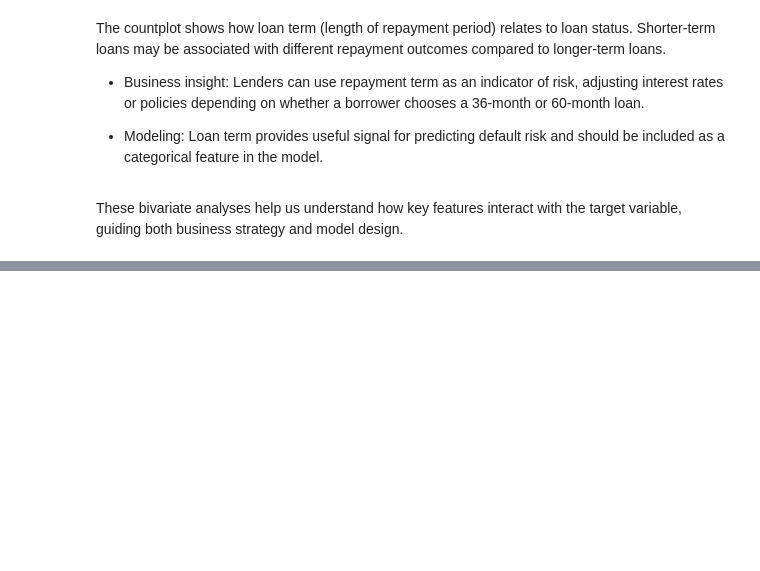
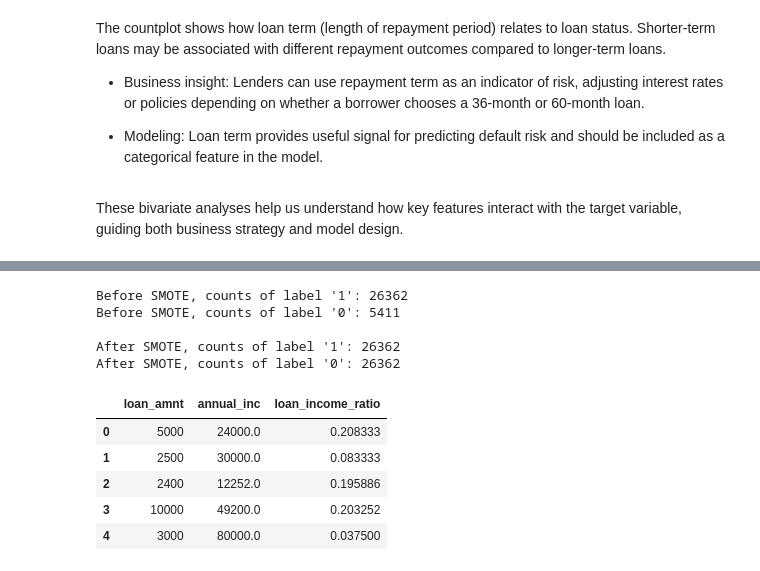
Before and after one commit to KweyuV/Digitizing-Loan-Approvals-for-Financial-Inclusion, a Jupyter notebook: Loan_approval_final.ipynb, the cells around one changed output, grey strips where cells are left out. Drawn from its saved outputs; the diff is of its cells as text; code cells hidden in the pictures; blank space fills up the shorter version.

```diff
--- a/Loan_approval_final.ipynb
+++ b/Loan_approval_final.ipynb
@@ -366,0 +411,20 @@ These bivariate analyses help us understand how key features interact with the t
+# %%
+# Simplify target: Approved = 1, Not Approved = 0
+loan_df['loan_status_bin'] = loan_df['loan_status'].apply(lambda x: 1 if x in ['Fully Paid'] else 0)
+
+# Select features
+features = ['loan_amnt', 'term', 'int_rate', 'grade', 'emp_length', 'home_ownership', 'annual_inc', 'purpose']
+df_model = loan_df[features + ['loan_status_bin']].copy()
+
+# Convert int_rate to float
+if df_model['int_rate'].dtype == 'O':
+    df_model['int_rate'] = df_model['int_rate'].str.rstrip('%').astype(float)
+
+# Encode categorical variables
+for col in ['term', 'grade', 'emp_length', 'home_ownership', 'purpose']:
+    df_model[col] = LabelEncoder().fit_transform(df_model[col].astype(str))
+
+# Train-test split
+X = df_model.drop('loan_status_bin', axis=1)
+y = df_model['loan_status_bin']
+X_train, X_test, y_train, y_test = train_test_split(X, y, test_size=0.2, random_state=42)
@@ -366,0 +464,33 @@ These bivariate analyses help us understand how key features interact with the t
+# %%
+#Handle class imbalance
+smote = SMOTE(random_state=42)
+X_train_res, y_train_res = smote.fit_resample(X_train, y_train)
+print("Before SMOTE, counts of label '1': {}".format(sum(y_train==1)))
+print("Before SMOTE, counts of label '0': {} \n".format(sum(y_train==0)))
+print("After SMOTE, counts of label '1': {}".format(sum(y_train_res==1)))
+print("After SMOTE, counts of label '0': {}".format(sum(y_train_res==0)))
+# %% [output]
+Before SMOTE, counts of label '1': 26362
+Before SMOTE, counts of label '0': 5411
+
+After SMOTE, counts of label '1': 26362
+After SMOTE, counts of label '0': 26362
+# %%
+# Creating new ratio features
+
+# Loan-to-Income Ratio
+df_model['loan_income_ratio'] = df_model['loan_amnt'] / (df_model['annual_inc'] + 1e-6)
+
+# If you have a 'dti' (debt-to-income) column in your original data, you can add it as well:
+if 'dti' in loan_df.columns:
+    df_model['dti'] = loan_df['dti']
+
+# Preview new features
+df_model[['loan_amnt', 'annual_inc', 'loan_income_ratio']].head()
+# %% [output]
+|  | loan_amnt | annual_inc | loan_income_ratio |
+| 0 | 5000 | 24000.0 | 0.208333 |
+| 1 | 2500 | 30000.0 | 0.083333 |
+| 2 | 2400 | 12252.0 | 0.195886 |
+| 3 | 10000 | 49200.0 | 0.203252 |
+| 4 | 3000 | 80000.0 | 0.037500 |
```
Also changed, not shown: parts of 10 cells of this notebook.
